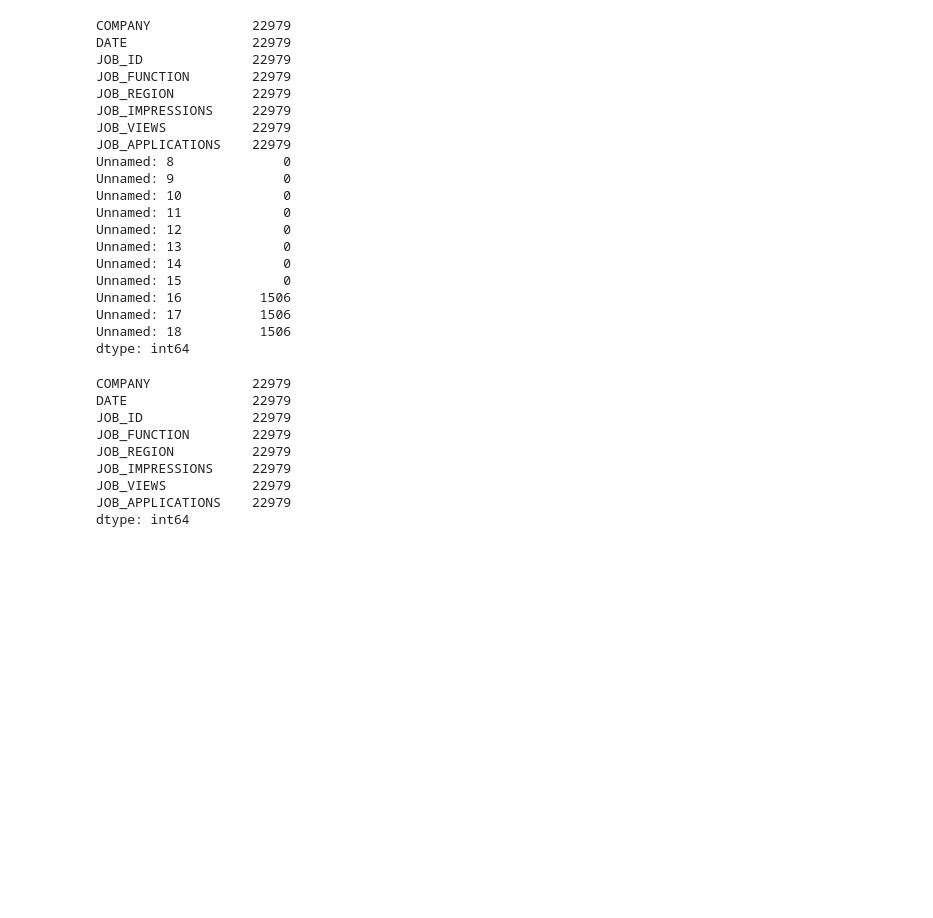
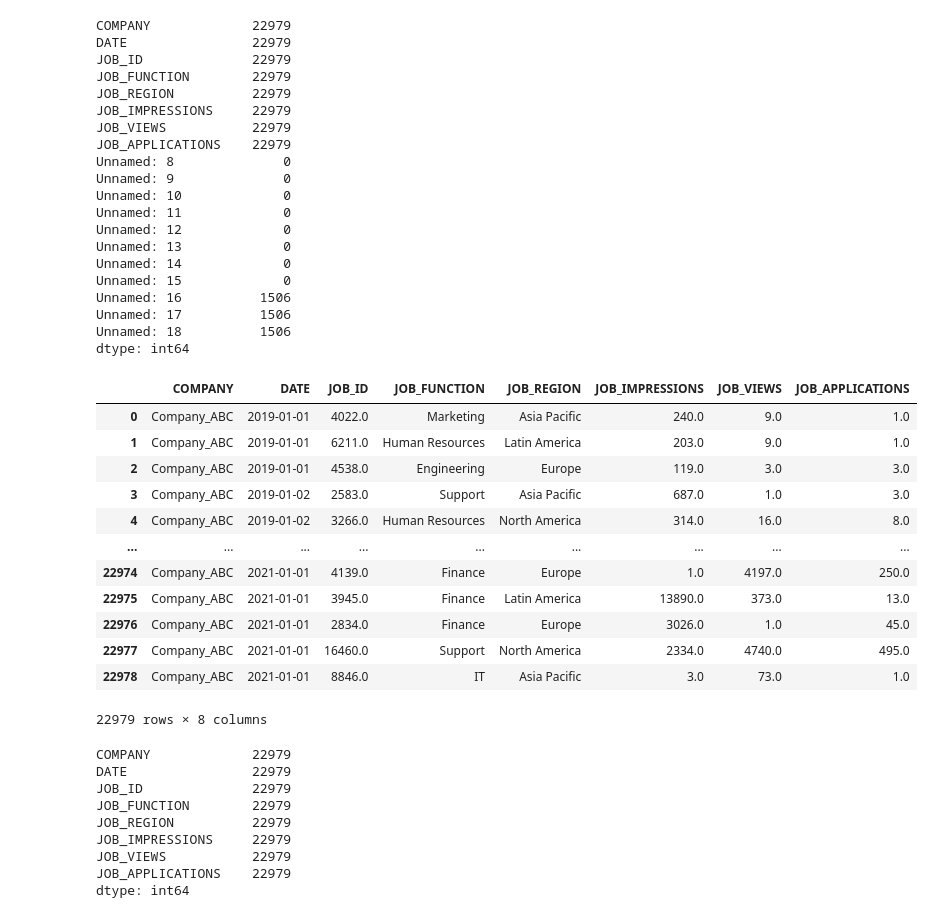
Before and after one commit to bminhas01/job-slots-case-study, a Jupyter notebook: Analysis.ipynb, the cells around one changed output. Cells and saved outputs as stored; diff of their text form; code cells hidden in the pictures; blank space fills up the shorter version.

```diff
--- a/Analysis.ipynb
+++ b/Analysis.ipynb
@@ -51,6 +63,23 @@ data_v2_df = data_df[data_df['COMPANY'].notna()]
 
 # Remove empty columns
 data_clean_df = data_v2_df.drop(data_v2_df.filter(regex = 'Unnamed').columns, axis = 1)
+# %%
+# Check for duplicates, job postings with the same ID, Date, Region, and Function
+data_clean_df.drop_duplicates(subset=['JOB_ID', 'JOB_REGION', 'JOB_FUNCTION', 'DATE'], keep='last')
+# %% [output]
+|  | COMPANY | DATE | JOB_ID | JOB_FUNCTION | JOB_REGION | JOB_IMPRESSIONS | JOB_VIEWS | JOB_APPLICATIONS |
+| 0 | Company_ABC | 2019-01-01 | 4022.0 | Marketing | Asia Pacific | 240.0 | 9.0 | 1.0 |
+| 1 | Company_ABC | 2019-01-01 | 6211.0 | Human Resources | Latin America | 203.0 | 9.0 | 1.0 |
+| 2 | Company_ABC | 2019-01-01 | 4538.0 | Engineering | Europe | 119.0 | 3.0 | 3.0 |
+| 3 | Company_ABC | 2019-01-02 | 2583.0 | Support | Asia Pacific | 687.0 | 1.0 | 3.0 |
+| 4 | Company_ABC | 2019-01-02 | 3266.0 | Human Resources | North America | 314.0 | 16.0 | 8.0 |
+| ... | ... | ... | ... | ... | ... | ... | ... | ... |
+| 22974 | Company_ABC | 2021-01-01 | 4139.0 | Finance | Europe | 1.0 | 4197.0 | 250.0 |
+| 22975 | Company_ABC | 2021-01-01 | 3945.0 | Finance | Latin America | 13890.0 | 373.0 | 13.0 |
+| 22976 | Company_ABC | 2021-01-01 | 2834.0 | Finance | Europe | 3026.0 | 1.0 | 45.0 |
+| 22977 | Company_ABC | 2021-01-01 | 16460.0 | Support | North America | 2334.0 | 4740.0 | 495.0 |
+| 22978 | Company_ABC | 2021-01-01 | 8846.0 | IT | Asia Pacific | 3.0 | 73.0 | 1.0 |
+22979 rows × 8 columns
 # %%
 # Count non-NA cells in each column
 data_clean_df.count()
```
Also changed, not shown: parts of 21 cells of this notebook.
